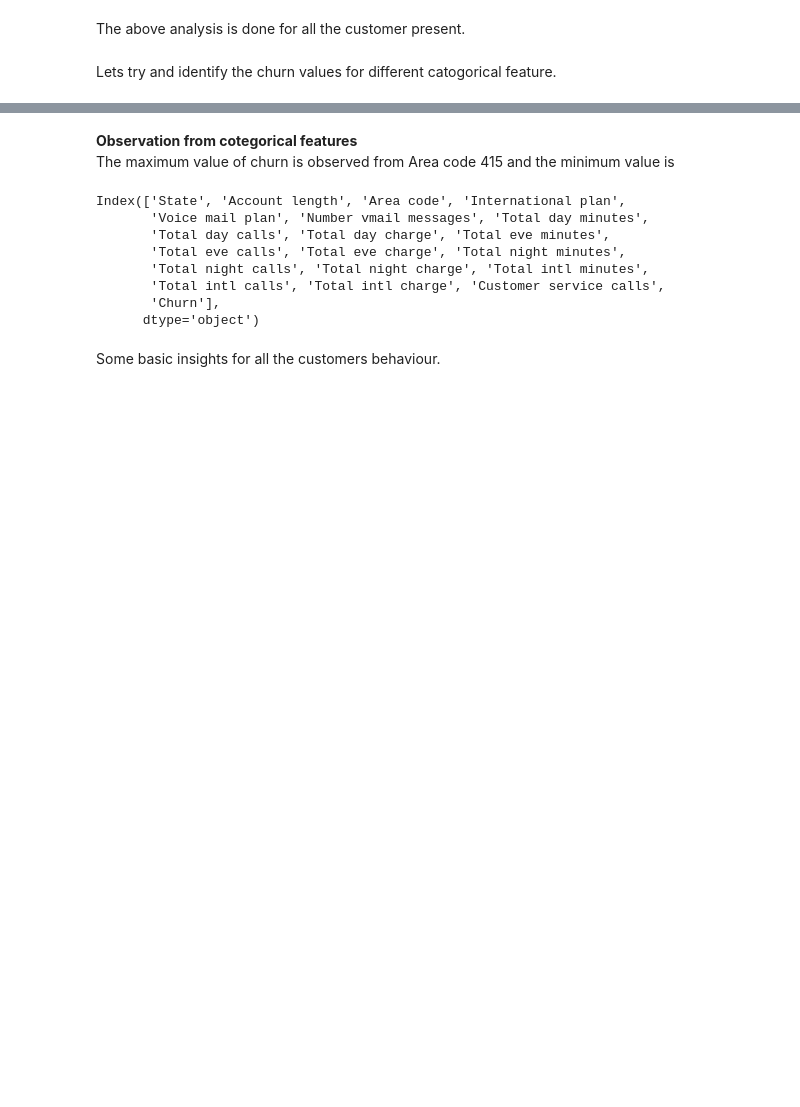
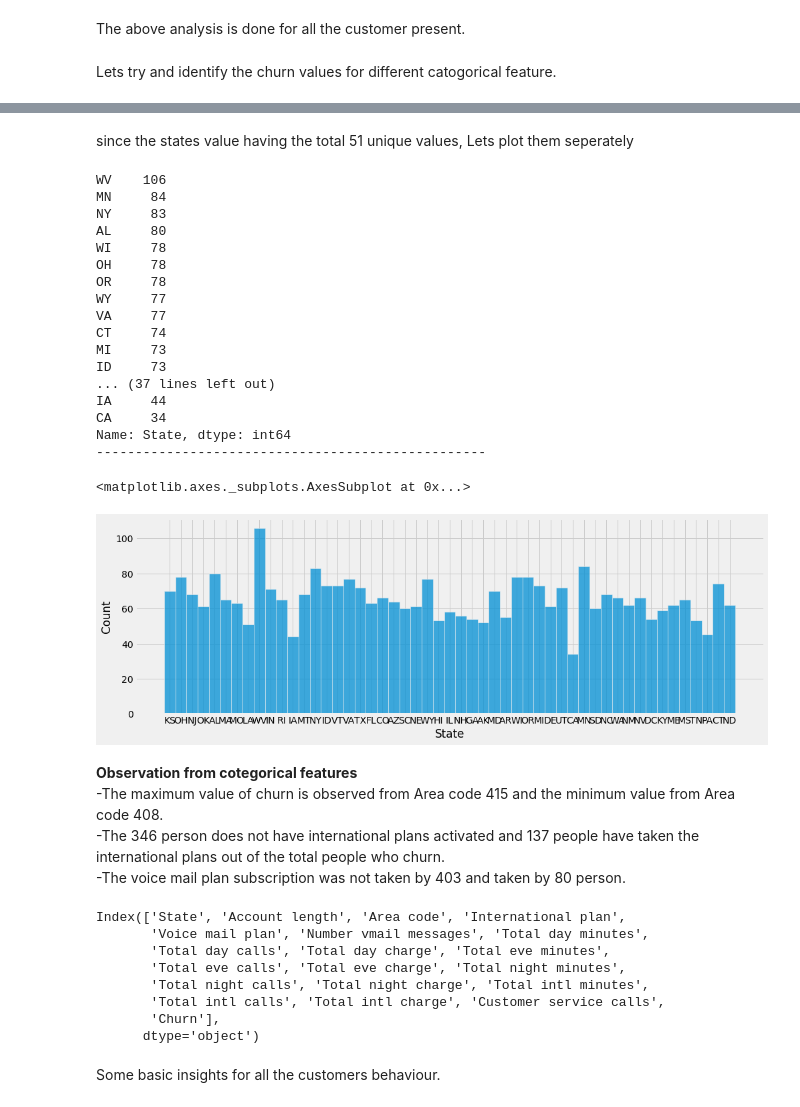
Before and after one commit to ad709kr/capstone_projects-EDA-on-Telecom-churn-analysis, a Jupyter notebook: Telecom_Churn_Analysis_Capstone_Project.ipynb, the cells around one changed output, grey strips where cells are left out. Cells and saved outputs as stored; diff of their text form; code cells hidden in the pictures; blank space fills up the shorter version.

```diff
--- a/Telecom_Churn_Analysis_Capstone_Project.ipynb
+++ b/Telecom_Churn_Analysis_Capstone_Project.ipynb
@@ -189,0 +173,29 @@ The minimum and maximum values of Voice mail plan are 80  and  403
+# %% [markdown]
+since the states value having the total 51 unique values, Lets plot them seperately
+# %%
+# for complete dataset
+print(data['State'].value_counts())
+print("-"*50)
+
+plt.figure(figsize=(15,5))
+sns.histplot(data = data, x= data['State'], bins = 51,fill=True,element='bars')
+# %% [output]
+WV    106
+MN     84
+NY     83
+AL     80
+WI     78
+OH     78
+OR     78
+WY     77
+VA     77
+CT     74
+MI     73
+ID     73
+... (37 lines left out)
+IA     44
+CA     34
+Name: State, dtype: int64
+--------------------------------------------------
+<matplotlib.axes._subplots.AxesSubplot at 0x...>
+[figure, added]
@@ -190,6 +204,8 @@ The minimum and maximum values of Voice mail plan are 80  and  403
 # %% [markdown]
 **Observation from cotegorical features**
-<br> The maximum value of churn is observed from Area code 415 and the minimum value is
+<br> -The maximum value of churn is observed from Area code 415 and the minimum value from Area code 408.
+<br> -The 346 person does not have international plans activated and 137 people have taken the international plans out of the total people who churn.
+<br> -The voice mail plan subscription was not taken by 403 and taken by 80 person.
 # %%
 data.columns
 # %% [output]
```
Also changed, not shown: parts of 11 cells of this notebook.
